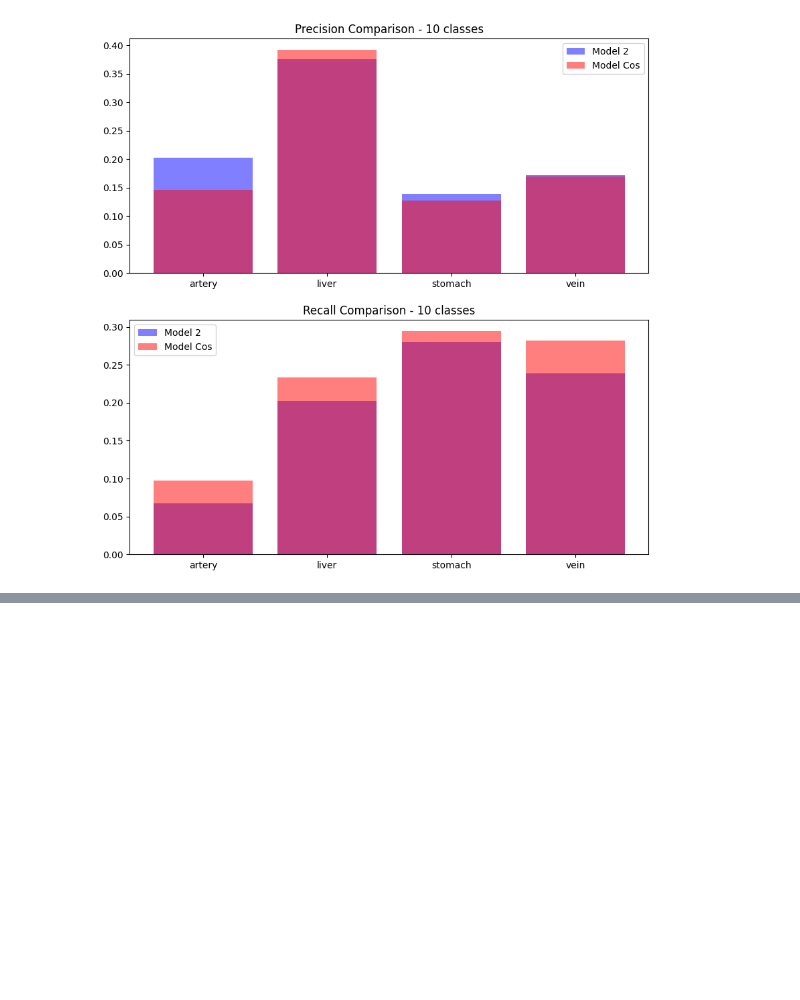
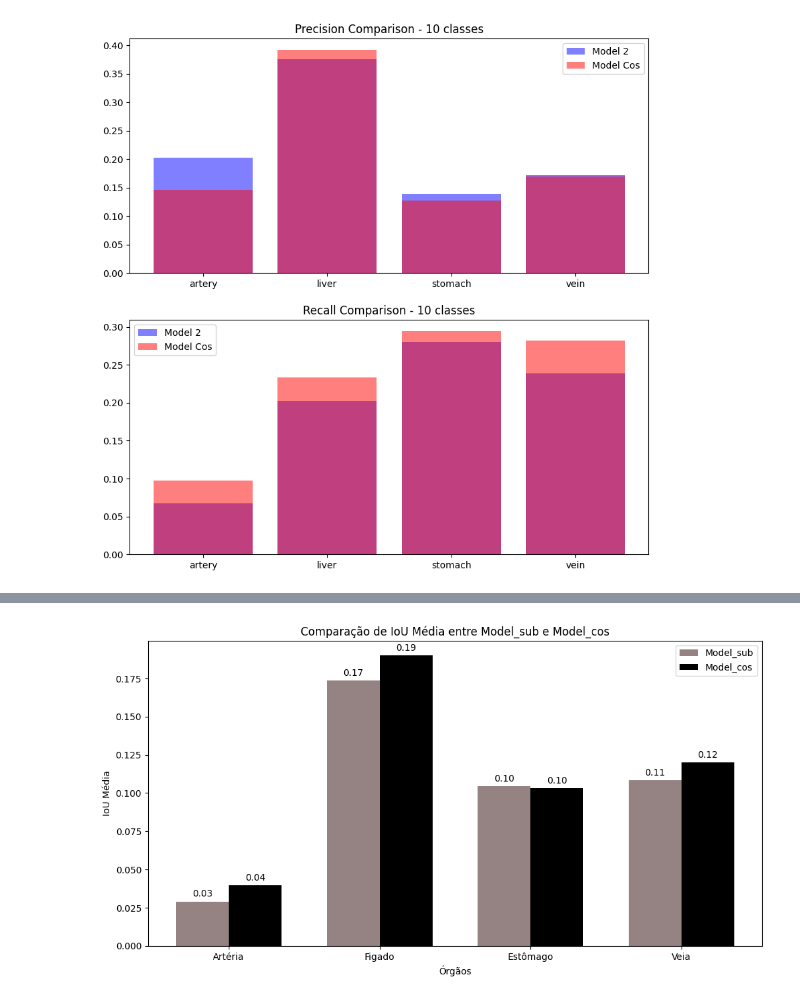
Before and after one commit to aruasouza/ultrassom-cv, a Jupyter notebook: execucao_detalhada.ipynb, the cells around one changed output, grey strips where cells are left out. Saved outputs shown, nothing was run; the diff lists cells and outputs as text; code cells hidden in the pictures; blank space fills up the shorter version.

```diff
--- a/execucao_detalhada.ipynb
+++ b/execucao_detalhada.ipynb
@@ -232,0 +274,36 @@ plt.show()
+# %%
+
+organs = list(ORGAOS)
+iou_values_sub = [iou_averages_sub[org] for org in organs]
+iou_values_cos = [iou_averages_cos[org] for org in organs]
+
+
+x = np.arange(len(organs))
+width = 0.35
+
+fig, ax = plt.subplots(figsize=(12, 6))
+
+bars1 = ax.bar(x - width/2, iou_values_sub, width, label='Model_sub',color = ['#958383'] * len(organs))
+bars2 = ax.bar(x + width/2, iou_values_cos, width, label='Model_cos',color = ['#000000'] * len(organs))
+
+
+ax.set_xlabel('Órgãos')
+ax.set_ylabel('IoU Média')
+ax.set_title('Comparação de IoU Média entre Model_sub e Model_cos')
+ax.set_xticks(x)
+ax.set_xticklabels(['Artéria',"Figado", "Estômago","Veia"])
+ax.legend()
+
+
+def add_labels(bars):
+    for bar in bars:
+        height = bar.get_height()
+        ax.annotate(f'{height:.2f}', xy=(bar.get_x() + bar.get_width() / 2, height),
+                    xytext=(0, 3), textcoords="offset points", ha='center', va='bottom')
+
+add_labels(bars1)
+add_labels(bars2)
+
+plt.show()
+# %% [output]
+[figure, added]
```
Also changed, not shown: parts of 4 cells of this notebook, 3 other files.
